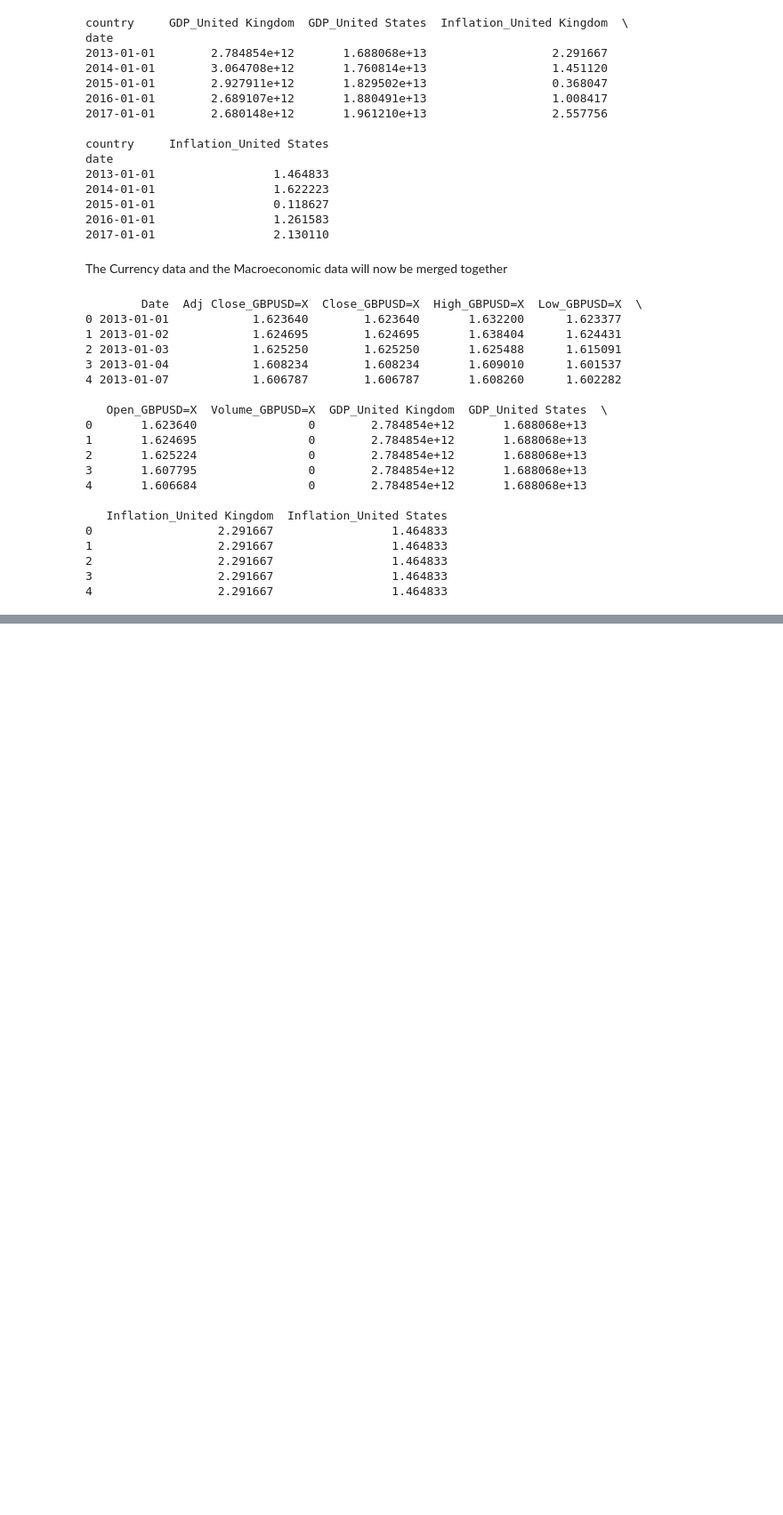
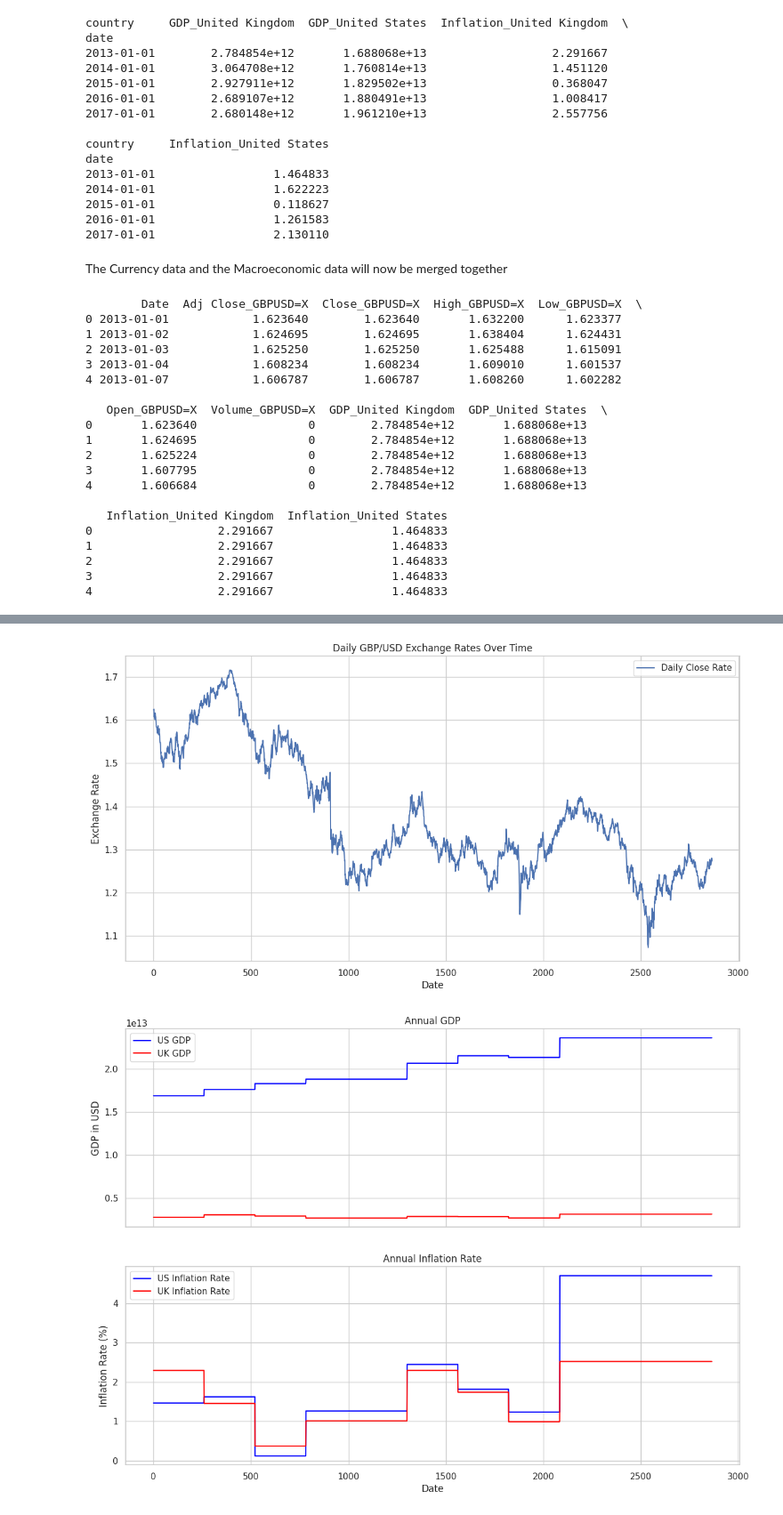
Before and after one commit to FunmilolaAdetuwo/Final-Project, a Jupyter notebook: Advanced_AI_Techniques_for_Predicting_Currency_Exchange_Rates_A_Deep_Learning_Approach.ipynb, the cells around one changed output, grey strips where cells are left out. Shown at 89% size. Drawn from its saved outputs; the diff is of its cells as text; code cells hidden in the pictures; blank space fills up the shorter version.

```diff
--- a/Advanced_AI_Techniques_for_Predicting_Currency_Exchange_Rates_A_Deep_Learning_Approach.ipynb
+++ b/Advanced_AI_Techniques_for_Predicting_Currency_Exchange_Rates_A_Deep_Learning_Approach.ipynb
@@ -160,0 +188,34 @@ print(cmbd_dt.head())
+# %%
+# Visualizing the dataset trends
+
+# Setting the style
+sns.set(style="whitegrid")
+
+# Plotting the currency exchange rates
+plt.figure(figsize=(14, 7))
+plt.plot(cmbd_dt.index, cmbd_dt['Close_GBPUSD=X'], label='Daily Close Rate')
+plt.title('Daily GBP/USD Exchange Rates Over Time')
+plt.xlabel('Date')
+plt.ylabel('Exchange Rate')
+plt.legend()
+plt.show()
+
+# Plotting the GDP and Inflation trends
+fig, ax = plt.subplots(2, 1, figsize=(14, 10), sharex=True)
+ax[0].plot(cmbd_dt.index, cmbd_dt['GDP_United States'], label='US GDP', color='blue')
+ax[0].plot(cmbd_dt.index, cmbd_dt['GDP_United Kingdom'], label='UK GDP', color='red')
+ax[0].set_title('Annual GDP')
+ax[0].set_ylabel('GDP in USD')
+ax[0].legend()
+
+ax[1].plot(cmbd_dt.index, cmbd_dt['Inflation_United States'], label='US Inflation Rate', color='blue')
+ax[1].plot(cmbd_dt.index, cmbd_dt['Inflation_United Kingdom'], label='UK Inflation Rate', color='red')
+ax[1].set_title('Annual Inflation Rate')
+ax[1].set_ylabel('Inflation Rate (%)')
+ax[1].set_xlabel('Date')
+ax[1].legend()
+
+plt.show()
+# %% [output]
+[figure, added]
+[figure, added]
```
Also changed, not shown: parts of 3 cells of this notebook.
